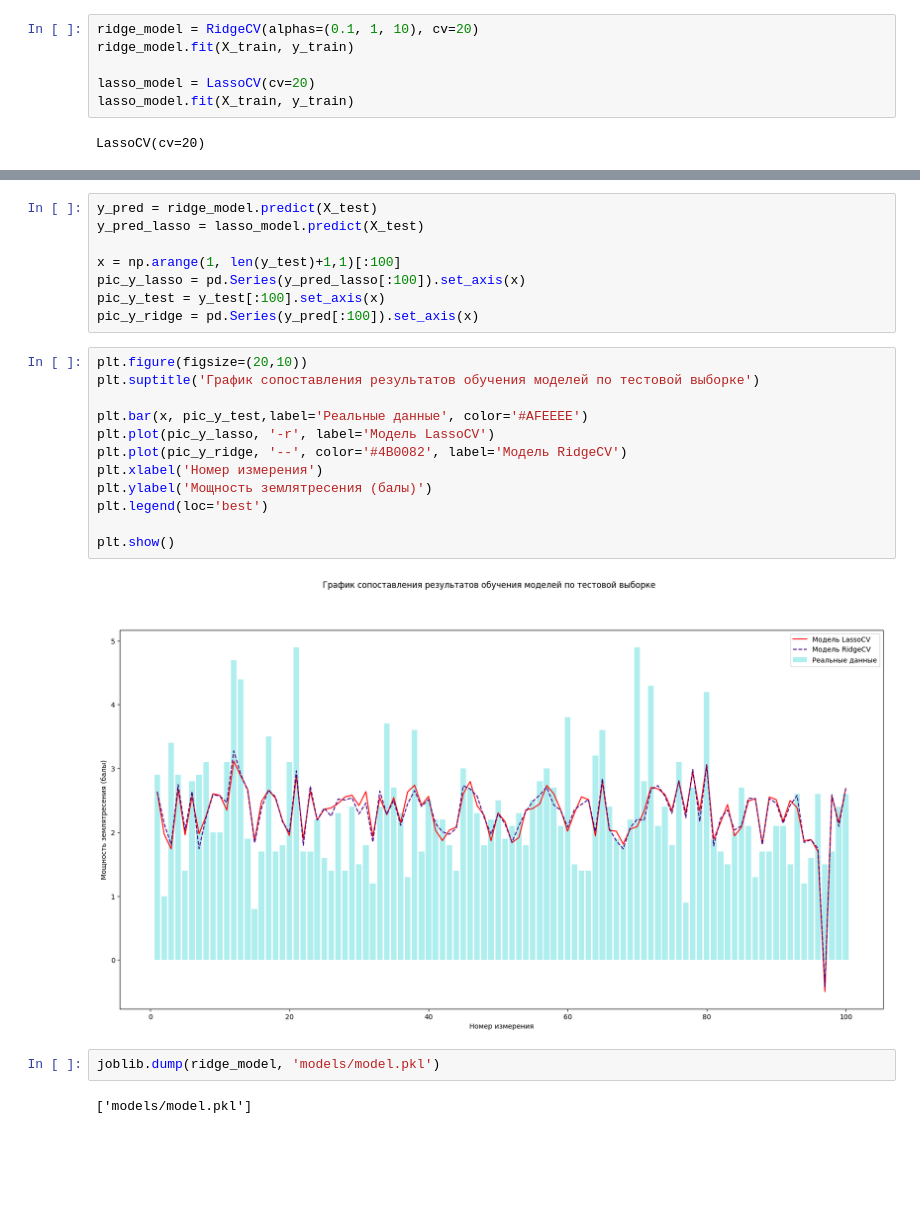
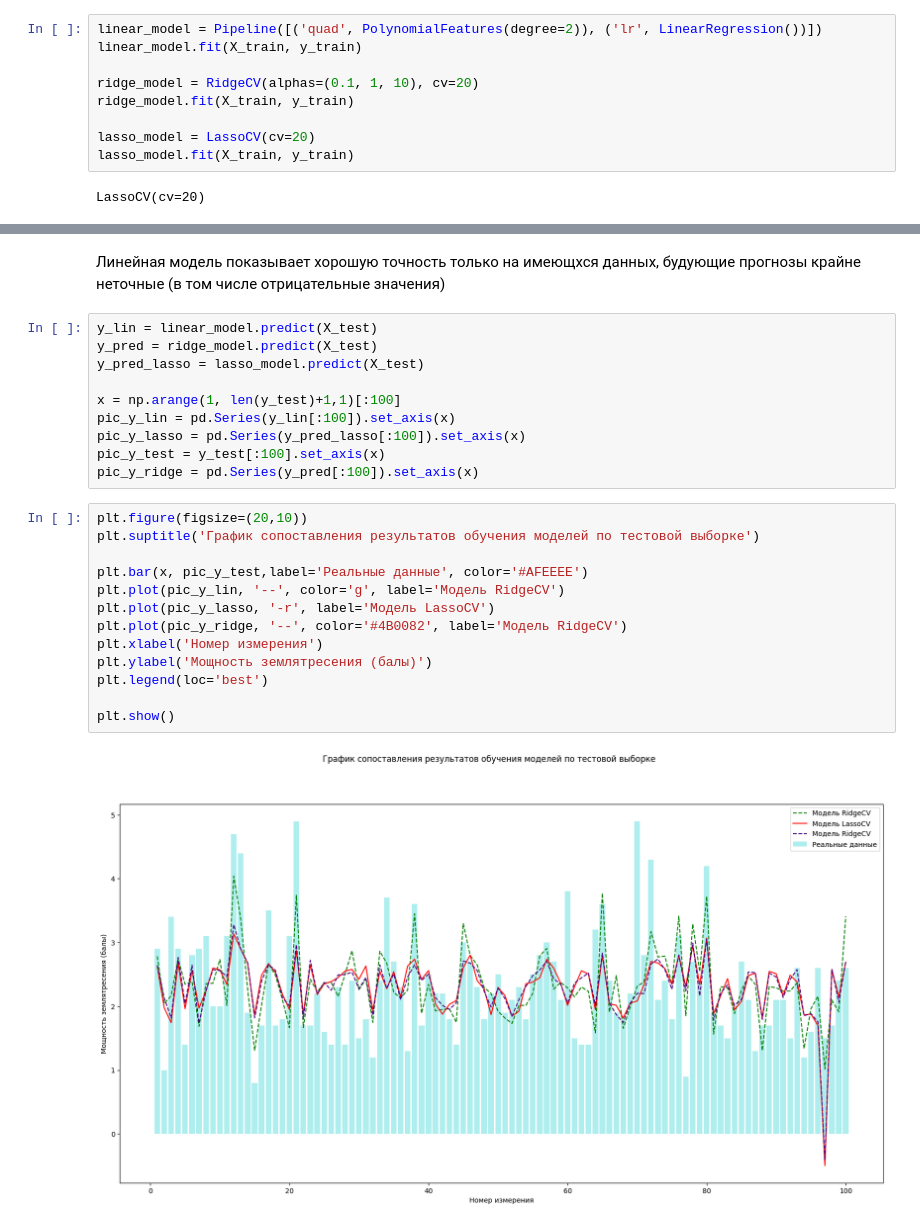
Before and after one commit to RomanZorkin/temblor, a Jupyter notebook: train.ipynb, the cells around one changed output, grey strips where cells are left out. Drawn from its saved outputs; the diff is of its cells as text; blank space fills up the shorter version.

Commit message:
feature: add linear model

```diff
--- a/train.ipynb
+++ b/train.ipynb
@@ -59,6 +61,9 @@ X = quacke_df.drop(target_column, axis=1)
 
 X_train, X_test, y_train, y_test = train_test_split(X, y, test_size=0.2, random_state=42)
 # %%
+linear_model = Pipeline([('quad', PolynomialFeatures(degree=2)), ('lr', LinearRegression())])
+linear_model.fit(X_train, y_train)
+
 ridge_model = RidgeCV(alphas=(0.1, 1, 10), cv=20)
 ridge_model.fit(X_train, y_train)
 
@@ -69,26 +84,27 @@ LassoCV(cv=20)
+# %% [markdown]
+Линейная модель показывает хорошую точность только на имеющхся данных, будующие прогнозы крайне неточные (в том числе отрицательные значения)
 # %%
+y_lin = linear_model.predict(X_test)
 y_pred = ridge_model.predict(X_test)
 y_pred_lasso = lasso_model.predict(X_test)
 
 x = np.arange(1, len(y_test)+1,1)[:100]
+pic_y_lin = pd.Series(y_lin[:100]).set_axis(x)
 pic_y_lasso = pd.Series(y_pred_lasso[:100]).set_axis(x)
 pic_y_test = y_test[:100].set_axis(x)
 pic_y_ridge = pd.Series(y_pred[:100]).set_axis(x)
 # %%
 plt.figure(figsize=(20,10))
 plt.suptitle('График сопоставления результатов обучения моделей по тестовой выборке')
 
 plt.bar(x, pic_y_test,label='Реальные данные', color='#AFEEEE')
+plt.plot(pic_y_lin, '--', color='g', label='Модель RidgeCV')
 plt.plot(pic_y_lasso, '-r', label='Модель LassoCV')
 plt.plot(pic_y_ridge, '--', color='#4B0082', label='Модель RidgeCV')
 plt.xlabel('Номер измерения')
 plt.ylabel('Мощность землятресения (балы)')
 plt.legend(loc='best')
 
 plt.show()
 # %% [output]
-[figure, old version]
+[figure, new version]
-# %%
-joblib.dump(ridge_model, 'models/model.pkl')
-# %% [output]
-['models/model.pkl']
```
Also changed, not shown: parts of 5 cells of this notebook, 8 other files.
